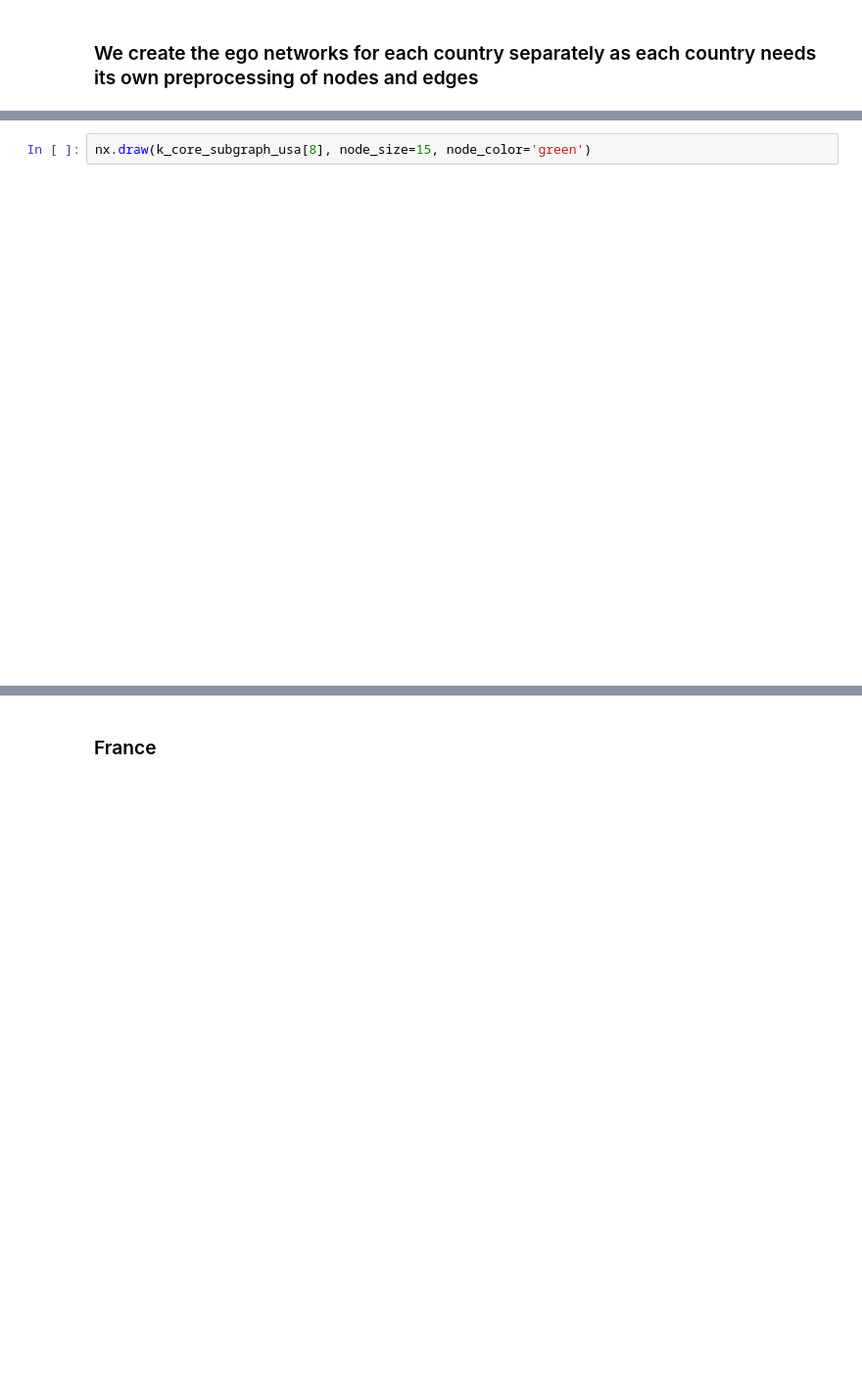
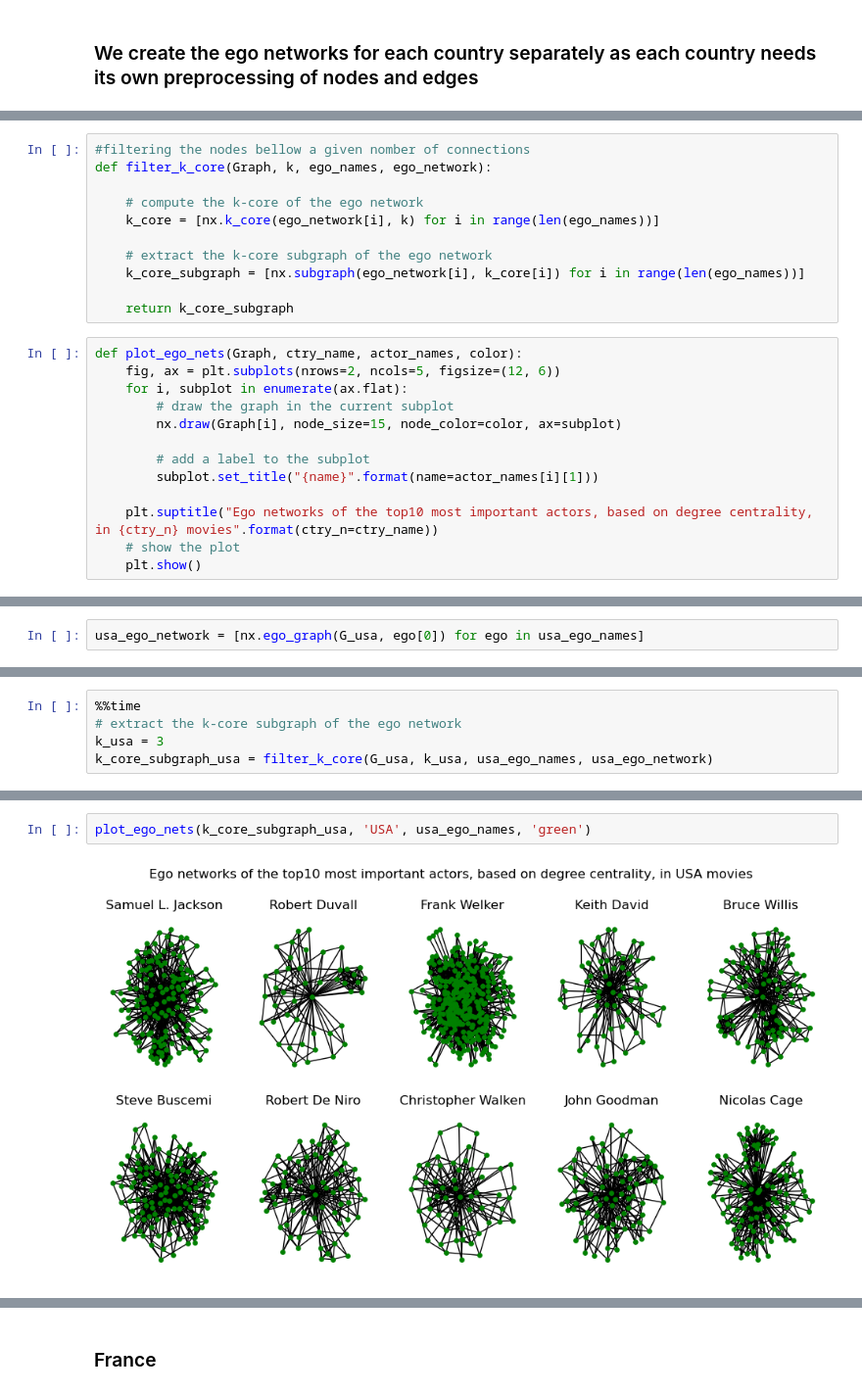
Before and after one commit to epfl-ada/ada-2022-project-shno, a Jupyter notebook: ego_network.ipynb, the cells around one changed output, grey strips where cells are left out. Shown at 98% size. Drawn from its saved outputs; the diff is of its cells as text; blank space fills up the shorter version.

Commit message:
ego graphs for 3 countries

```diff
--- a/ego_network.ipynb
+++ b/ego_network.ipynb
@@ -208 +251,25 @@ G_india.remove_edges_from(nx.selfloop_edges(G_india))
+# %%
+#filtering the nodes bellow a given nomber of connections
+def filter_k_core(Graph, k, ego_names, ego_network):
+
+    # compute the k-core of the ego network
+    k_core = [nx.k_core(ego_network[i], k) for i in range(len(ego_names))]
+
+    # extract the k-core subgraph of the ego network
+    k_core_subgraph = [nx.subgraph(ego_network[i], k_core[i]) for i in range(len(ego_names))]
+
+    return k_core_subgraph
+# %%
+def plot_ego_nets(Graph, ctry_name, actor_names, color):
+    fig, ax = plt.subplots(nrows=2, ncols=5, figsize=(12, 6))
+    for i, subplot in enumerate(ax.flat):
+        # draw the graph in the current subplot
+        nx.draw(Graph[i], node_size=15, node_color=color, ax=subplot)
+
+        # add a label to the subplot
+        subplot.set_title("{name}".format(name=actor_names[i][1]))
+
+    plt.suptitle("Ego networks of the top10 most important actors, based on degree centrality, in {ctry_n} movies".format(ctry_n=ctry_name))
+    # show the plot
+    plt.show()
 # %% [markdown]
@@ -247,0 +282,2 @@ Wall time: 388 ms
+# %%
+usa_ego_network = [nx.ego_graph(G_usa, ego[0]) for ego in usa_ego_names]
@@ -247,0 +292,5 @@ Wall time: 388 ms
+# %%
+%%time
+# extract the k-core subgraph of the ego network
+k_usa = 3
+k_core_subgraph_usa = filter_k_core(G_usa, k_usa, usa_ego_names, usa_ego_network)
@@ -248,4 +300,4 @@ Wall time: 388 ms
 # %%
-nx.draw(k_core_subgraph_usa[8], node_size=15, node_color='green')
+plot_ego_nets(k_core_subgraph_usa, 'USA', usa_ego_names, 'green')
 # %% [output]
-[figure, old version]
+[figure, new version]
```
Also changed, not shown: parts of 33 cells of this notebook.
